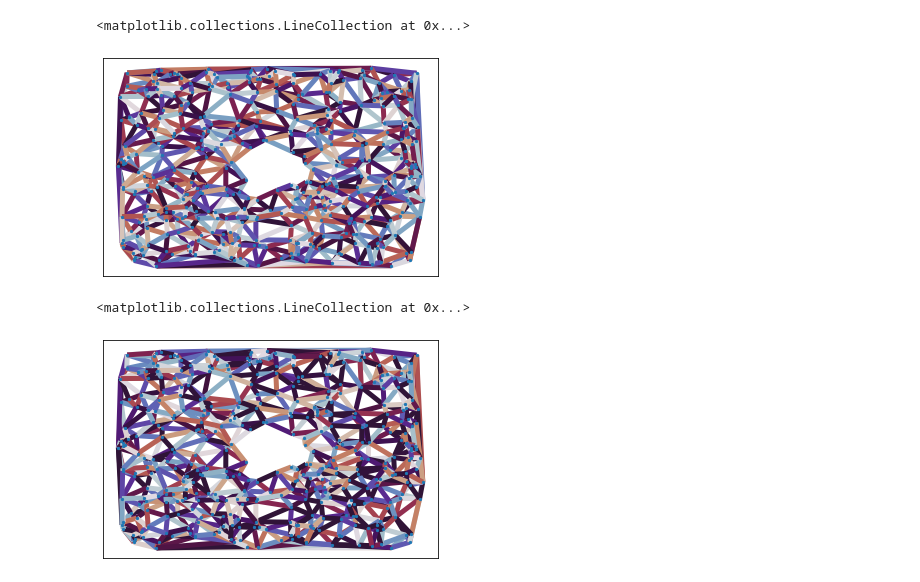
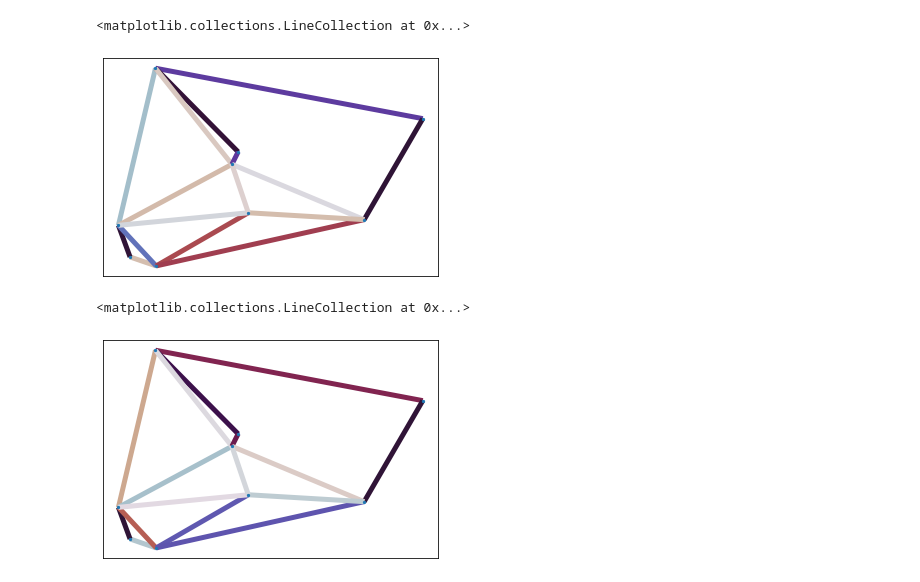
Before and after one commit to arnaudon/simplicial-kuramoto, a Jupyter notebook: notebooks/kuramoto_sc_frustrated.ipynb, the cells around one changed output. Drawn from its saved outputs; the diff is of its cells as text; code cells hidden in the pictures.

```diff
--- a/notebooks/kuramoto_sc_frustrated.ipynb
+++ b/notebooks/kuramoto_sc_frustrated.ipynb
@@ -63,8 +63,8 @@ def encloses(centre, points, radius):
     return idx_inside
 # %%
 centre_holes = np.array([[0.5,0.5]])
-n_points=400
-radius=0.1
+n_points=10
+radius=0.2
 
 graph, points = get_delauney_holes_multi(n_points, centre_holes,radius)
 pos = dict(enumerate(points))
@@ -77,7 +77,7 @@ initial_phase = np.concatenate((np.eye(len(graph.edges)), -np.eye(len(graph.edge
 
 
 t_max = 500
-n_t = 10
+n_t = 100
 
 complex_delaunay = SimplicialComplex(graph=graph, no_faces=False)
 # %% [output]
@@ -97,0 +120,8 @@ plot_edge_kuramoto(edge_result)
+# %%
+omega_0 = np.zeros(2*complex_delaunay.n_edges)
+initial_phase = np.random.uniform(0, 2 * np.pi, len(graph.edges))
+initial_phase = np.concatenate((np.eye(len(graph.edges)), -np.eye(len(graph.edges))), axis=0).dot(initial_phase)
+alpha_1=1
+alpha_2=np.pi
+edge_result = integrate_edge_kuramoto_frustrated(complex_delaunay, initial_phase, t_max, n_t, omega_0=omega_0 ,alpha_1=alpha_1,alpha_2=alpha_2)
+plot_edge_kuramoto(edge_result)
@@ -98,18 +130,16 @@ plot_edge_kuramoto(edge_result)
 # %%
 plt.figure()
 nx.draw_networkx_nodes(graph, pos=points, node_size=5)
 nx.draw_networkx_edges(
         graph,
         pos=points,
         edge_color=edge_result.y[:graph.number_of_edges(), -1],
         edge_cmap=plt.get_cmap("twilight_shifted"),
         width=5,
-        edge_vmin=0,
-        edge_vmax=np.pi*2
         )
 # %% [output]
 <matplotlib.collections.LineCollection at 0x...>
-[figure, old version]
+[figure, new version]
 # %%
 plt.figure()
 nx.draw_networkx_nodes(graph, pos=points, node_size=5)
@@ -119,9 +149,7 @@ nx.draw_networkx_edges(
         edge_color=edge_result.y[-graph.number_of_edges():, -1],
         edge_cmap=plt.get_cmap("twilight_shifted"),
         width=5,
-        edge_vmin=0,
-        edge_vmax=np.pi*2
         )
 # %% [output]
 <matplotlib.collections.LineCollection at 0x...>
-[figure, old version]
+[figure, new version]
```
Also changed, not shown: parts of 8 cells of this notebook.
